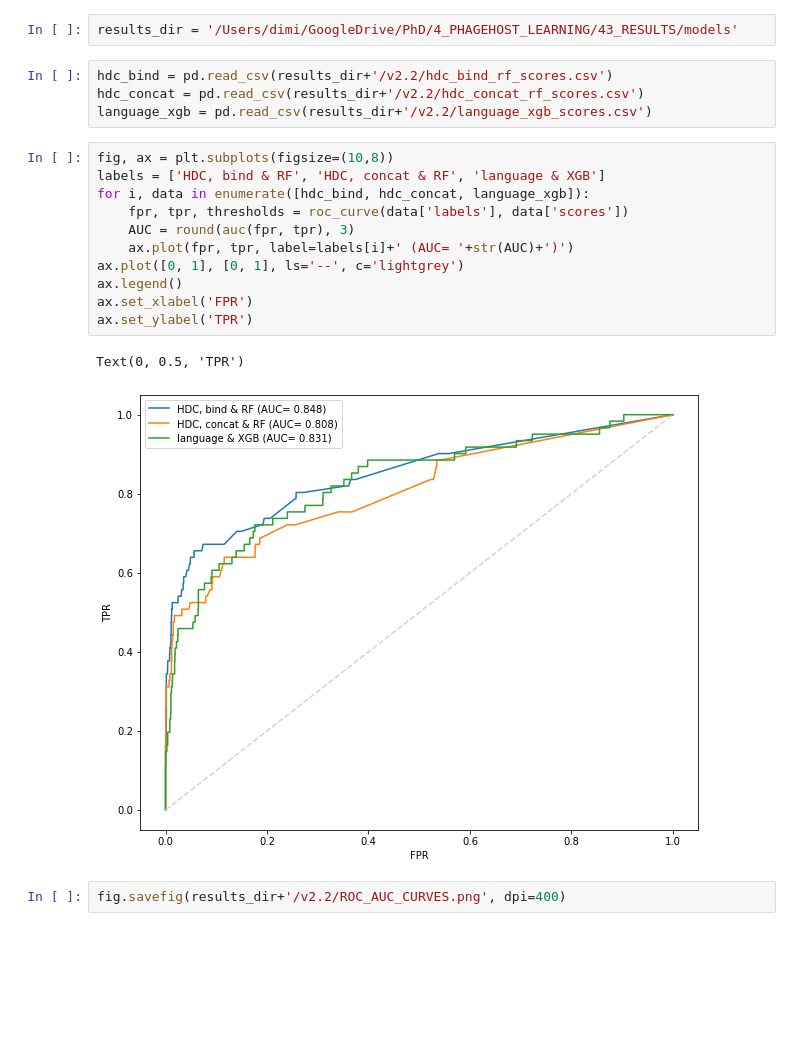
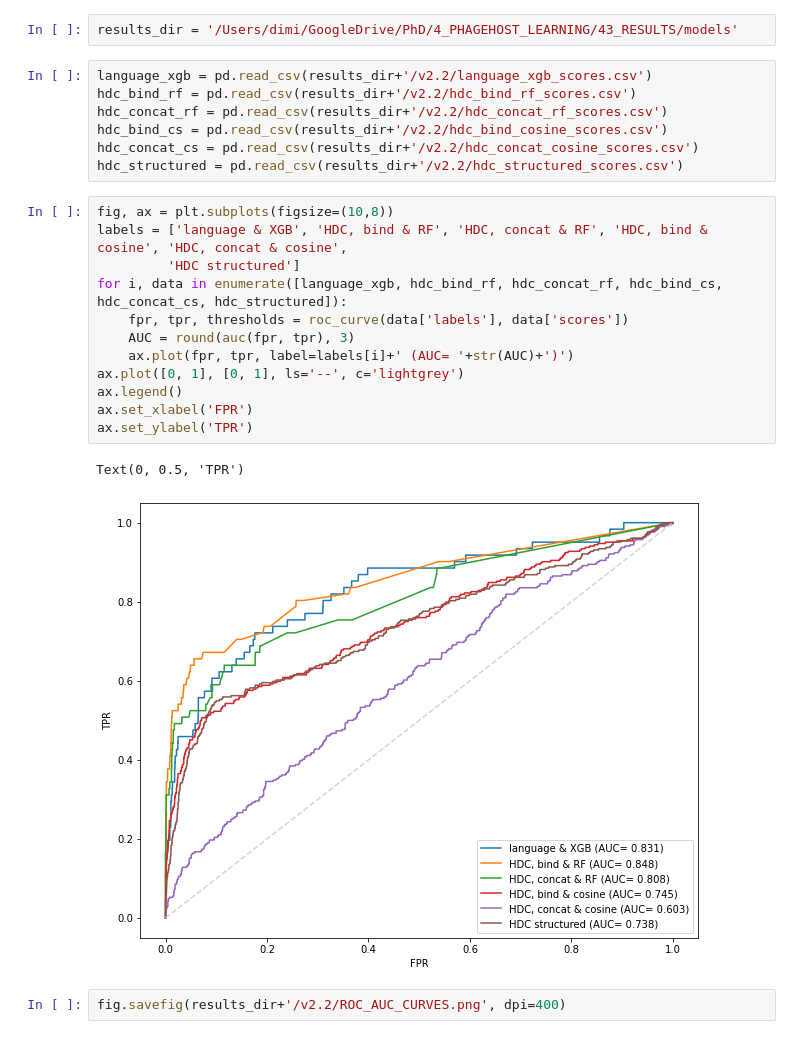
Before and after one commit to dimiboeckaerts/PhageHostLearn, a Jupyter notebook: learning/roc_auc_curves.ipynb, the cells around one changed output. Drawn from its saved outputs; the diff is of its cells as text; blank space fills up the shorter version.

```diff
--- a/learning/roc_auc_curves.ipynb
+++ b/learning/roc_auc_curves.ipynb
@@ -8,22 +8,26 @@ from sklearn.metrics import roc_curve, auc
 # %%
 results_dir = '/Users/dimi/GoogleDrive/PhD/4_PHAGEHOST_LEARNING/43_RESULTS/models'
 # %%
-hdc_bind = pd.read_csv(results_dir+'/v2.2/hdc_bind_rf_scores.csv')
-hdc_concat = pd.read_csv(results_dir+'/v2.2/hdc_concat_rf_scores.csv')
 language_xgb = pd.read_csv(results_dir+'/v2.2/language_xgb_scores.csv')
+hdc_bind_rf = pd.read_csv(results_dir+'/v2.2/hdc_bind_rf_scores.csv')
+hdc_concat_rf = pd.read_csv(results_dir+'/v2.2/hdc_concat_rf_scores.csv')
+hdc_bind_cs = pd.read_csv(results_dir+'/v2.2/hdc_bind_cosine_scores.csv')
+hdc_concat_cs = pd.read_csv(results_dir+'/v2.2/hdc_concat_cosine_scores.csv')
+hdc_structured = pd.read_csv(results_dir+'/v2.2/hdc_structured_scores.csv')
 # %%
 fig, ax = plt.subplots(figsize=(10,8))
-labels = ['HDC, bind & RF', 'HDC, concat & RF', 'language & XGB']
-for i, data in enumerate([hdc_bind, hdc_concat, language_xgb]):
+labels = ['language & XGB', 'HDC, bind & RF', 'HDC, concat & RF', 'HDC, bind & cosine', 'HDC, concat & cosine',
+         'HDC structured']
+for i, data in enumerate([language_xgb, hdc_bind_rf, hdc_concat_rf, hdc_bind_cs, hdc_concat_cs, hdc_structured]):
     fpr, tpr, thresholds = roc_curve(data['labels'], data['scores'])
     AUC = round(auc(fpr, tpr), 3)
     ax.plot(fpr, tpr, label=labels[i]+' (AUC= '+str(AUC)+')')
 ax.plot([0, 1], [0, 1], ls='--', c='lightgrey')
 ax.legend()
 ax.set_xlabel('FPR')
 ax.set_ylabel('TPR')
 # %% [output]
 Text(0, 0.5, 'TPR')
-[figure, old version]
+[figure, new version]
 # %%
 fig.savefig(results_dir+'/v2.2/ROC_AUC_CURVES.png', dpi=400)
```
Also changed, not shown: 5 other files.
